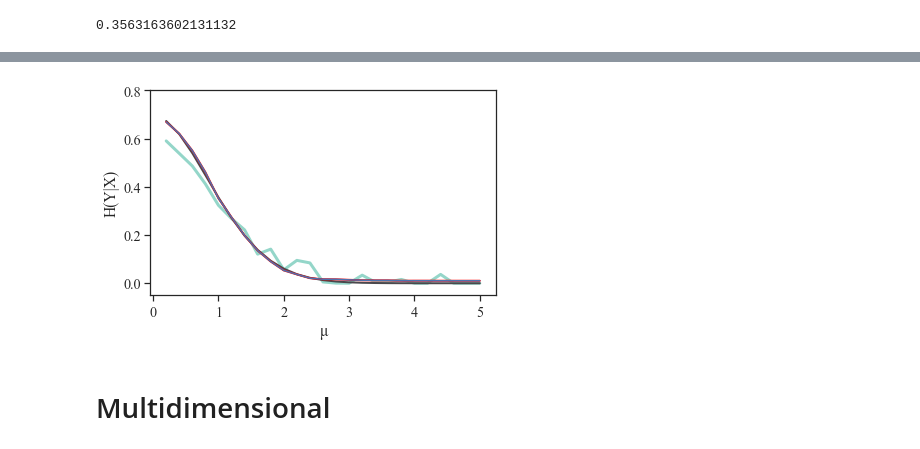
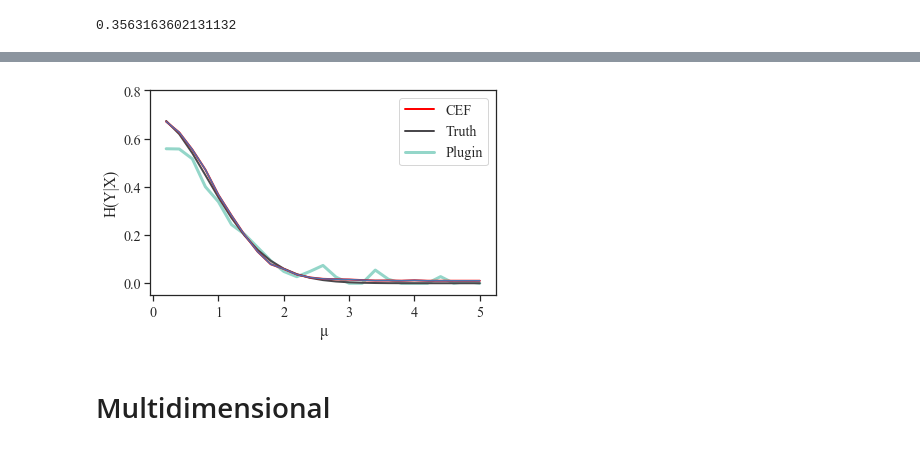
Before and after one commit to rguo123/conditional_entropy_forests, a Jupyter notebook: plots.ipynb, the cells around one changed output, grey strips where cells are left out. Saved outputs shown, nothing was run; the diff lists cells and outputs as text; code cells hidden in the pictures.

```diff
--- a/plots.ipynb
+++ b/plots.ipynb
@@ -234,7 +232,7 @@ def get_cond_entropy_vs_mu(n):
         truth.append(truth_1d(elem))
     return means, conditional_entropy, plugin_estimate, truth
 
-#means, cond_entropy, plugin_estimate, truth = get_cond_entropy_vs_mu(4000)
+means, cond_entropy, plugin_estimate, truth = get_cond_entropy_vs_mu(4000)
 
 sns.set(font_scale = 1.3)
 sns.set_style("ticks")
@@ -246,7 +244,7 @@ line_est, = plt.plot(means, cond_entropy, label = "CEF", linewidth = 2, color =
 plt.plot(means, cond_entropy)
 plt.ylim(ymin = -.05)
 plt.ylim(ymax = .8)
-#plt.legend(handles=[line_est, line_true, line_plugin])
+plt.legend(handles=[line_est, line_true, line_plugin])
 plt.xlabel(u'\u03bc')
 plt.ylabel("H(Y|X)")
 plt.tight_layout()
@@ -256,4 +255,4 @@ plt.show()
-[figure, old version]
+[figure, new version]
 # %% [markdown]
 # Multidimensional
 # %%
```
Also changed, not shown: parts of 4 cells of this notebook, 24 other files.
